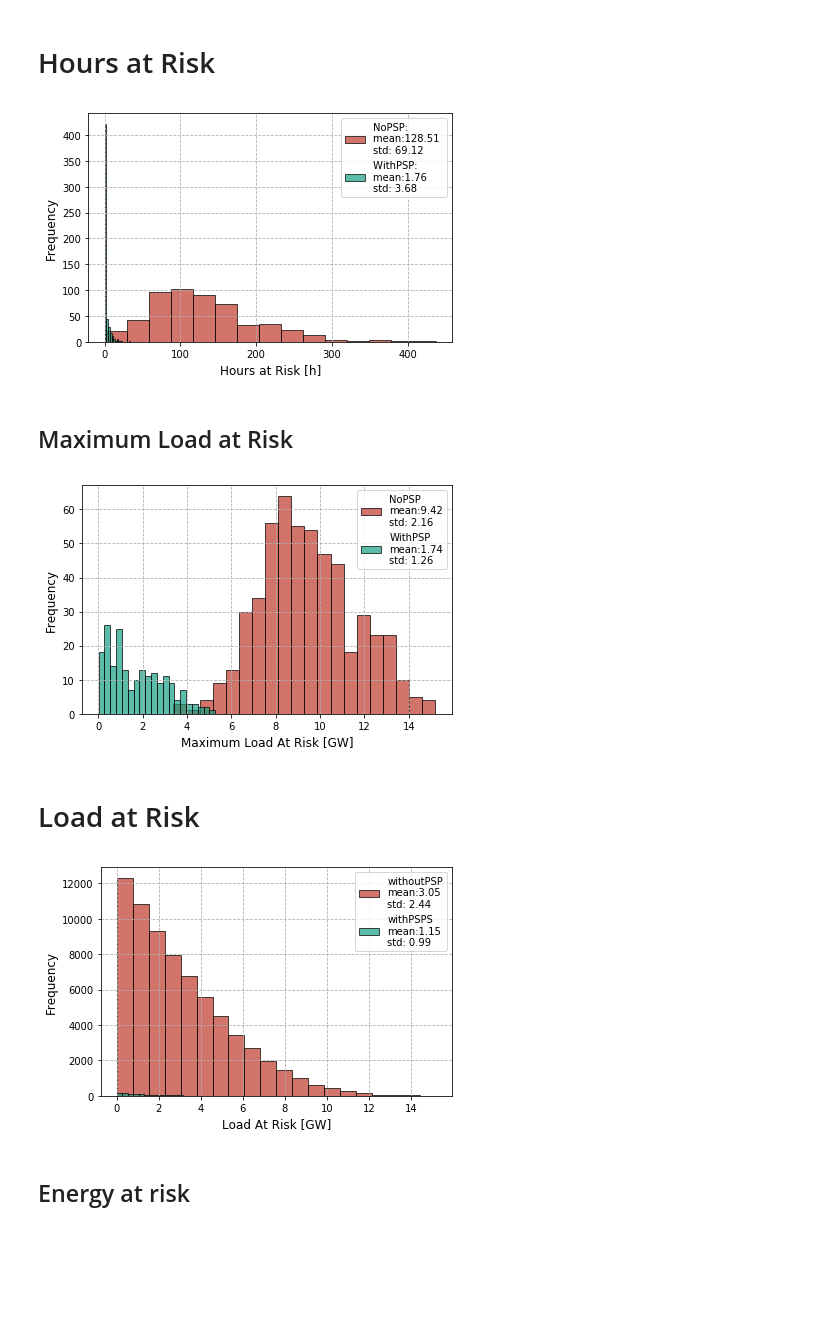
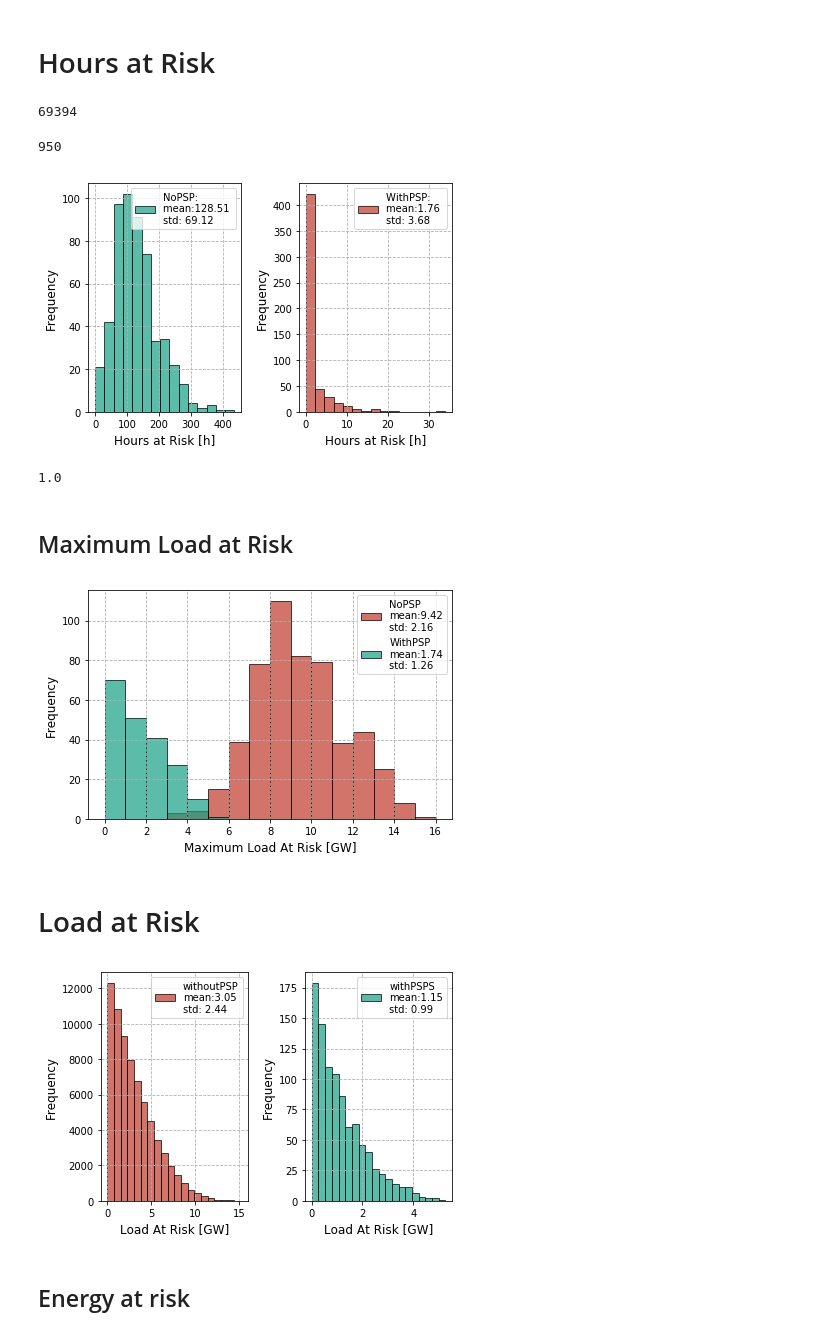
Before and after one commit to samarthiith/DE_CoalPhaseOut, a Jupyter notebook: DE_coalPhaseOut.ipynb, the cells around one changed output. Drawn from its saved outputs; the diff is of its cells as text; code cells hidden in the pictures; blank space fills up the shorter version.

Commit message:
Adding to markdown and code update. Test for image insertion

```diff
--- a/DE_coalPhaseOut.ipynb
+++ b/DE_coalPhaseOut.ipynb
@@ -24,7 +24,7 @@ demScalled.to_csv('demand_scalled.csv')
 # %% [markdown]
 ### Demand
 # %%
-demandAll = pd.read_csv('demand_scalled.csv').rename(columns={'Unnamed: 0':'h'}).set_index('h')
+demandAll = pd.read_csv('Load/demand_scalled.csv').rename(columns={'Unnamed: 0':'h'}).set_index('h')
 # %% [markdown]
 ### Capacity Factors
 # %%
@@ -53,17 +53,17 @@ woffCap_w =  7127
 ## Reliable Capacity
 # %%
 # including PSP (only local)
-reliableCap_b = 75547
+reliableCap_pumpLocalOnly = 75547
 
 # including PSP (local + cross border capacity connnected to Germany)
-reliableCap_b_ne = 78547
+reliableCap_pump = 78547
 
 # exluding PSP
-reliableCap_w = 68621
+reliableCap_noPump = 68621
 # %%
 # colors for scenarios
-c_withoutPump = '#C0392B'
-c_withPump = '#16A085'
+c_noPump = '#C0392B'
+c_pump = '#16A085'
 # %% [markdown]
 # Analysis
 # %%
@@ -76,7 +76,8 @@ def getResLoad(pvCap, wonCap, woffCap):
             insRESLoad = pd.DataFrame(demandAll[str(demYear)] -
                                       pvCF[str(wYear)]*pvCap-
                                       wonCF[str(wYear)]*wonCap-
-                                      woffCF[str(wYear)]*woffCap, columns=[str(demYear)+'_'+str(wYear)])
+                                      woffCF[str(wYear)]*woffCap,
+                                      columns=[str(demYear)+'_'+str(wYear)])
             resLoad = resLoad.join(insRESLoad, how='outer')
 
     for demYear in demandAll:
@@ -84,7 +85,8 @@ def getResLoad(pvCap, wonCap, woffCap):
             insRESLoad = pd.DataFrame(demandAll[str(demYear)] -
                                       pvCFMeera[str(wYear)]*pvCap-
                                       wonCFNinja[str(wYear)]*wonCap-
-                                      woffCFNinja[str(wYear)]*woffCap, columns=[str(demYear)+'_'+str(wYear)+'_ninja'])
+                                      woffCFNinja[str(wYear)]*woffCap,
+                                      columns=[str(demYear)+'_'+str(wYear)+'_ninja'])
             resLoad = resLoad.join(insRESLoad, how='outer')
     return resLoad
 # %%
@@ -327,21 +341,38 @@ def hoursAtRisk(resLoad, reliableCap, saveFig, figName, color, case):
     #plt.show()
+# %%
+har_np.sum()
+# %% [output]
+69394
+# %%
+har_p.sum()
+# %% [output]
+950
 # %%
-hoursAtRisk(resLoad_b,reliableCap_w, saveFig=False,
-            figName='HoursAtRisk_withoutPump.pdf', color=c_withoutPump, case='NoPSP: ')
-hoursAtRisk(resLoad_b,reliableCap_b_ne, saveFig=False,
-            figName='HoursAtRisk_withPump.pdf', color=c_withPump, case='WithPSP: ')
+plt.subplot(1,2,1)
+har_np = hoursAtRisk(resLoad_b, reliableCap_noPump, saveFig=False,
+            figName='HoursAtRisk_withoutPump.pdf', color=c_pump, case='NoPSP: ')
 plt.grid(linestyle='--')
-plt.savefig(outLoc+'/'+'HoursAtRisk_sc.pdf')
+plt.subplot(1,2,2)
+har_p = hoursAtRisk(resLoad_b, reliableCap_pump, saveFig=False,
+            figName='HoursAtRisk_withPump.pdf', color=c_noPump, case='WithPSP: ')
+plt.grid(linestyle='--')
+plt.savefig(outLoc+'/'+'HoursAtRisk_2.pdf')
 # %% [output]
-[figure, old version]
+[figure, new version]
+# %%
+har_p.quantile(0.65)
+# %% [output]
+1.0
 # %% [markdown]
 ## Maximum Load at Risk
 # %%
 def maxLoadRisk(resLoad, reliableCap, saveFig, figName, color, case):
     loadAtRisk = ((resLoad[resLoad>reliableCap] - reliableCap)/1000).max()
     stat = case+'\nmean:%.2f\nstd: %.2f'% (loadAtRisk.mean(), loadAtRisk.std())
-    plt.hist(loadAtRisk, bins=20, label=stat,
-             edgecolor='black', color=color, alpha=0.7)
+    plt.hist(loadAtRisk, bins=16,
+             label=stat, range=(0,16),
+             edgecolor='black',
+             color=color, alpha=0.7)
     plt.xlabel('Maximum Load At Risk [GW]', fontsize=12)
     plt.ylabel('Frequency', fontsize=12)
     #plt.xlim([0,20])
@@ -357,9 +388,9 @@ maxLoadRisk(resLoad_b, reliableCap_w, saveFig=False, figName='as',
 maxLoadRisk(resLoad_b, reliableCap_b_ne, saveFig=False, figName='as',
             color=c_withPump, case='WithPSP')
 plt.grid(linestyle='--')
-plt.savefig(outLoc+'/MaxLoadAtRisk.pdf')
+plt.savefig(outLoc+'/MaxLoadAtRisk_2.pdf')
 # %% [output]
-[figure, old version]
+[figure, new version]
 # %% [markdown]
 # Load at Risk
 # %%
@@ -387,14 +418,18 @@ def loadRisk(resLoad, reliableCap, saveFig, figName, color, case):
     if saveFig:
         plt.savefig(outLoc+"/"+figName)
 # %%
+plt.subplot(1,2,1)
+plt.grid(linestyle='--')
 loadRisk(resLoad_b, reliableCap_w, saveFig=False,
          figName='asas', color=c_withoutPump, case='withoutPSP')
+plt.subplot(1,2,2)
 loadRisk(resLoad_b, reliableCap_b_ne, saveFig=False,
          figName='asas', color=c_withPump, case='withPSPS')
 plt.grid(linestyle='--')
-plt.savefig(outLoc+'/LoadAtRisk.pdf')
+plt.tight_layout()
+#plt.savefig(outLoc+'/LoadAtRisk_2.pdf')
 # %% [output]
-[figure, old version]
+[figure, new version]
 # %% [markdown]
 ## Energy at risk
 # %%
```
Also changed, not shown: parts of 7 cells of this notebook, 4 other files.
